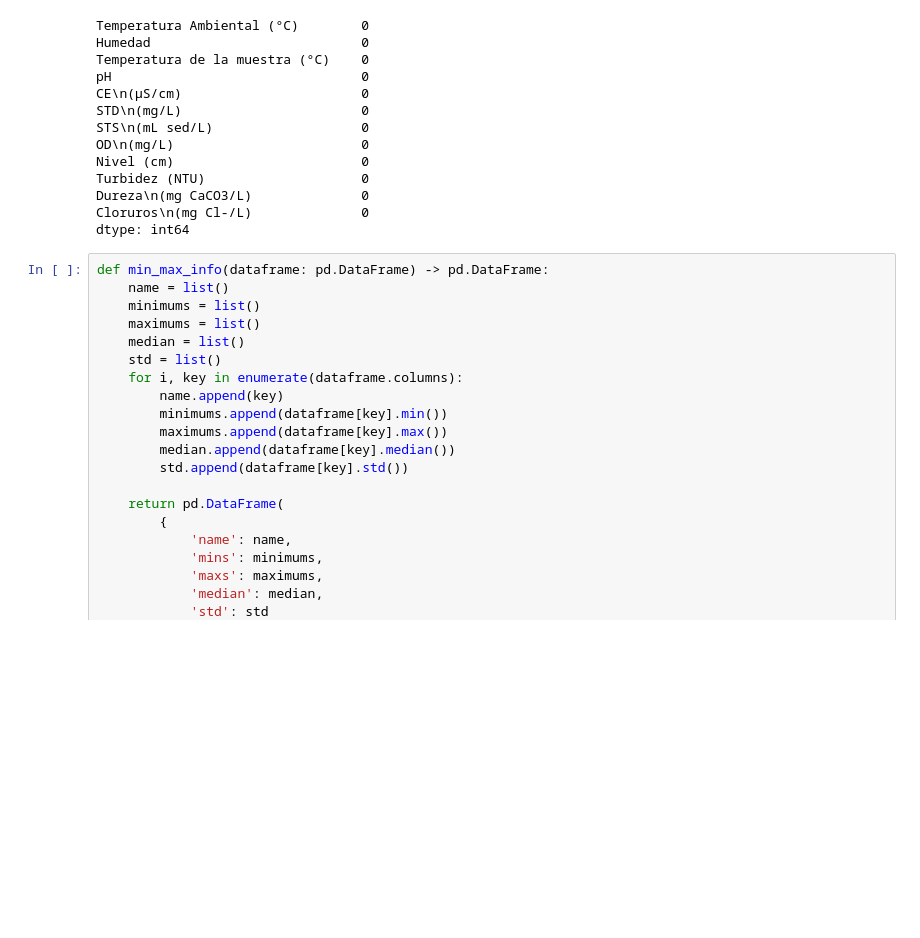
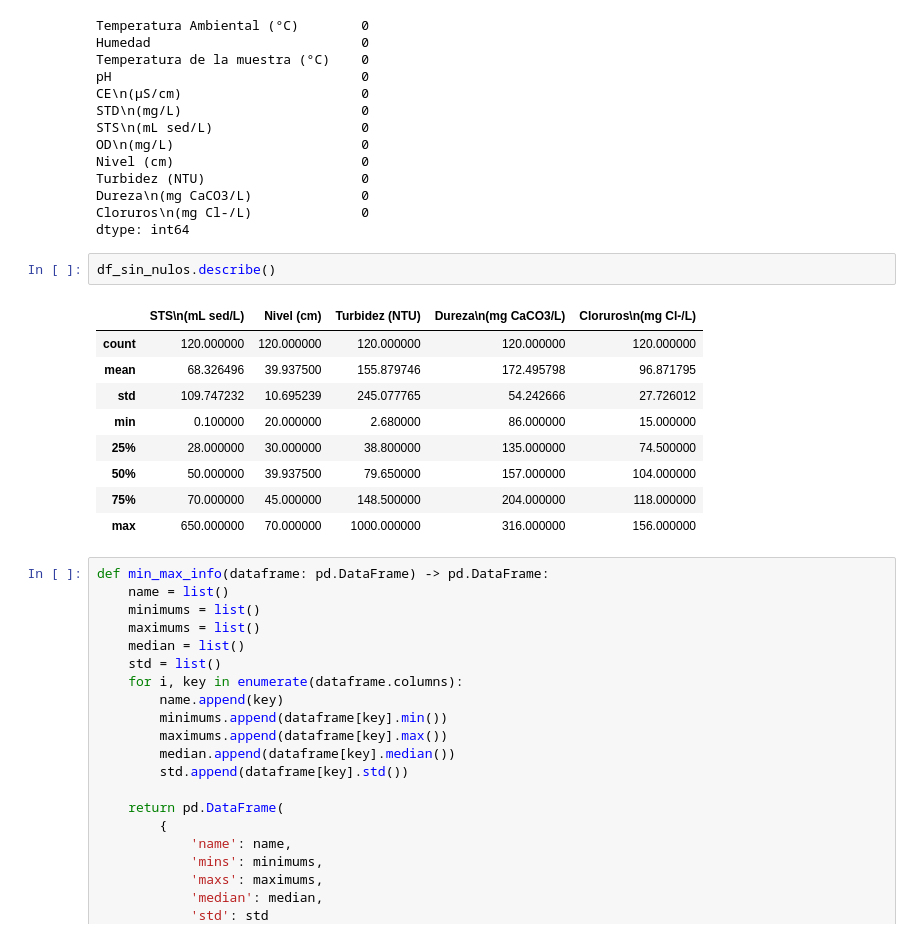
Before and after one commit to caipy09/proyecto_ica, a Jupyter notebook: prueba_redes_neuronales.ipynb, the cells around one changed output. Saved outputs shown, nothing was run; the diff lists cells and outputs as text; blank space fills up the shorter version.

```diff
--- a/prueba_redes_neuronales.ipynb
+++ b/prueba_redes_neuronales.ipynb
@@ -100,6 +100,18 @@ Turbidez (NTU)                    0
 Dureza\n(mg CaCO3/L)              0
 Cloruros\n(mg Cl-/L)              0
 dtype: int64
+# %%
+df_sin_nulos.describe()
+# %% [output]
+|  | STS\n(mL sed/L) | Nivel (cm) | Turbidez (NTU) | Dureza\n(mg CaCO3/L) | Cloruros\n(mg Cl-/L) |
+| count | 120.000000 | 120.000000 | 120.000000 | 120.000000 | 120.000000 |
+| mean | 68.326496 | 39.937500 | 155.879746 | 172.495798 | 96.871795 |
+| std | 109.747232 | 10.695239 | 245.077765 | 54.242666 | 27.726012 |
+| min | 0.100000 | 20.000000 | 2.680000 | 86.000000 | 15.000000 |
+| 25% | 28.000000 | 30.000000 | 38.800000 | 135.000000 | 74.500000 |
+| 50% | 50.000000 | 39.937500 | 79.650000 | 157.000000 | 104.000000 |
+| 75% | 70.000000 | 45.000000 | 148.500000 | 204.000000 | 118.000000 |
+| max | 650.000000 | 70.000000 | 1000.000000 | 316.000000 | 156.000000 |
 # %%
 def min_max_info(dataframe: pd.DataFrame) -> pd.DataFrame:
     name = list()
```
Also changed, not shown: parts of 10 cells of this notebook, 5 other files.
